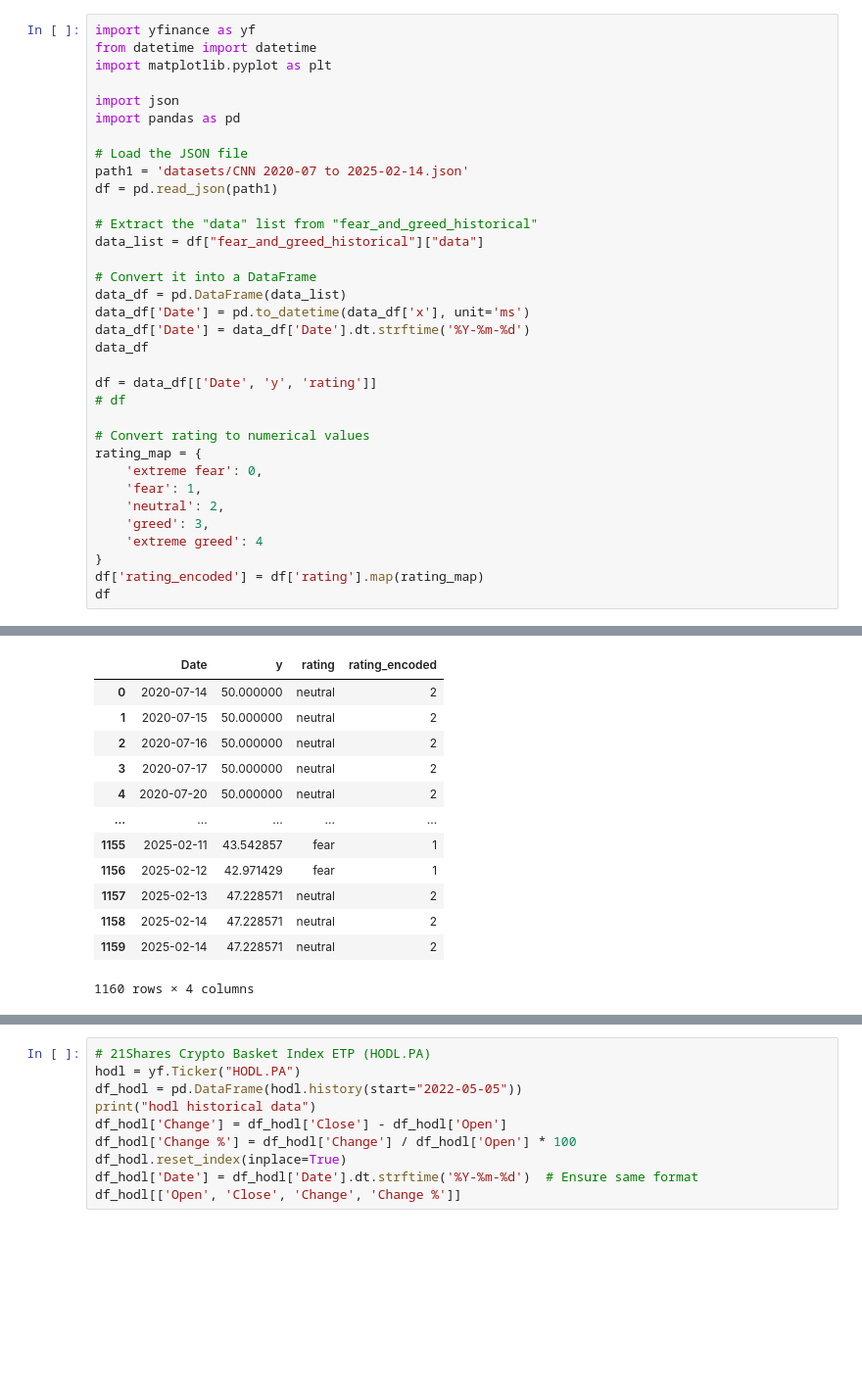
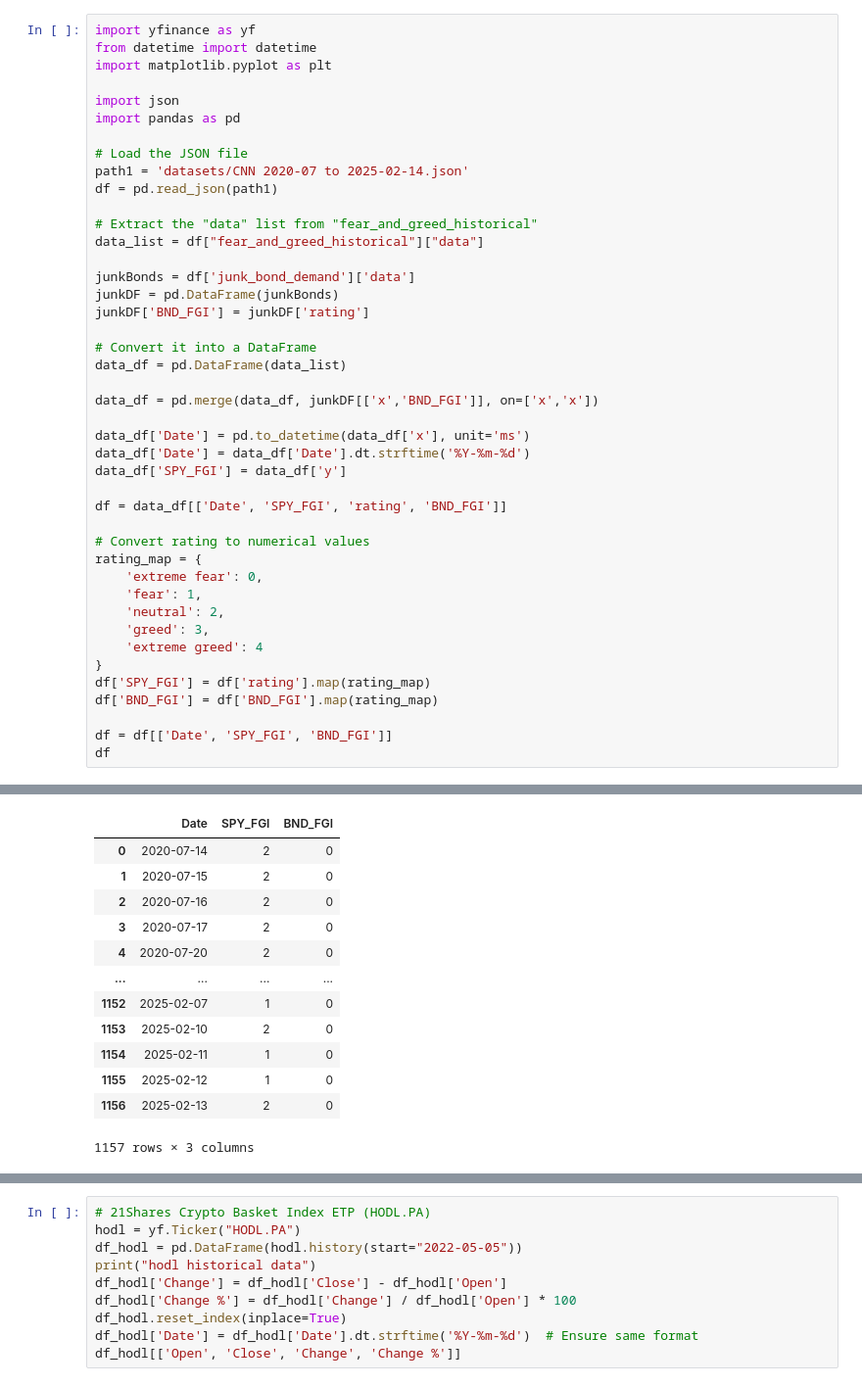
Before and after one commit to AlexanderJarvheden/PortfolioManagement-ML, a Jupyter notebook: Financial_data.ipynb, the cells around one changed output, grey strips where cells are left out. Shown at 98% size. Drawn from its saved outputs; the diff is of its cells as text; blank space fills up the shorter version.

```diff
--- a/Financial_data.ipynb
+++ b/Financial_data.ipynb
@@ -13,14 +13,20 @@ df = pd.read_json(path1)
 # Extract the "data" list from "fear_and_greed_historical"
 data_list = df["fear_and_greed_historical"]["data"]
 
+junkBonds = df['junk_bond_demand']['data']
+junkDF = pd.DataFrame(junkBonds)
+junkDF['BND_FGI'] = junkDF['rating']
+
 # Convert it into a DataFrame
 data_df = pd.DataFrame(data_list)
+
+data_df = pd.merge(data_df, junkDF[['x','BND_FGI']], on=['x','x'])
+
 data_df['Date'] = pd.to_datetime(data_df['x'], unit='ms')
 data_df['Date'] = data_df['Date'].dt.strftime('%Y-%m-%d')
-data_df
+data_df['SPY_FGI'] = data_df['y']
 
-df = data_df[['Date', 'y', 'rating']]
-# df
+df = data_df[['Date', 'SPY_FGI', 'rating', 'BND_FGI']]
 
 # Convert rating to numerical values
 rating_map = {
@@ -30,6 +36,9 @@ rating_map = {
     'greed': 3,
     'extreme greed': 4
 }
-df['rating_encoded'] = df['rating'].map(rating_map)
+df['SPY_FGI'] = df['rating'].map(rating_map)
+df['BND_FGI'] = df['BND_FGI'].map(rating_map)
+
+df = df[['Date', 'SPY_FGI', 'BND_FGI']]
 df
 # %% [output]
@@ -36,16 +55,16 @@ df
-|  | Date | y | rating | rating_encoded |
-| 0 | 2020-07-14 | 50.000000 | neutral | 2 |
-| 1 | 2020-07-15 | 50.000000 | neutral | 2 |
-| 2 | 2020-07-16 | 50.000000 | neutral | 2 |
-| 3 | 2020-07-17 | 50.000000 | neutral | 2 |
-| 4 | 2020-07-20 | 50.000000 | neutral | 2 |
-| ... | ... | ... | ... | ... |
-| 1155 | 2025-02-11 | 43.542857 | fear | 1 |
-| 1156 | 2025-02-12 | 42.971429 | fear | 1 |
-| 1157 | 2025-02-13 | 47.228571 | neutral | 2 |
-| 1158 | 2025-02-14 | 47.228571 | neutral | 2 |
-| 1159 | 2025-02-14 | 47.228571 | neutral | 2 |
+|  | Date | SPY_FGI | BND_FGI |
+| 0 | 2020-07-14 | 2 | 0 |
+| 1 | 2020-07-15 | 2 | 0 |
+| 2 | 2020-07-16 | 2 | 0 |
+| 3 | 2020-07-17 | 2 | 0 |
+| 4 | 2020-07-20 | 2 | 0 |
+| ... | ... | ... | ... |
+| 1152 | 2025-02-07 | 1 | 0 |
+| 1153 | 2025-02-10 | 2 | 0 |
+| 1154 | 2025-02-11 | 1 | 0 |
+| 1155 | 2025-02-12 | 1 | 0 |
+| 1156 | 2025-02-13 | 2 | 0 |
-1160 rows × 4 columns
+1157 rows × 3 columns
 # %%
 cryptoFGI = pd.read_csv('datasets/CryptoFEI.csv')
 
```
Also changed, not shown: parts of 10 cells of this notebook.
